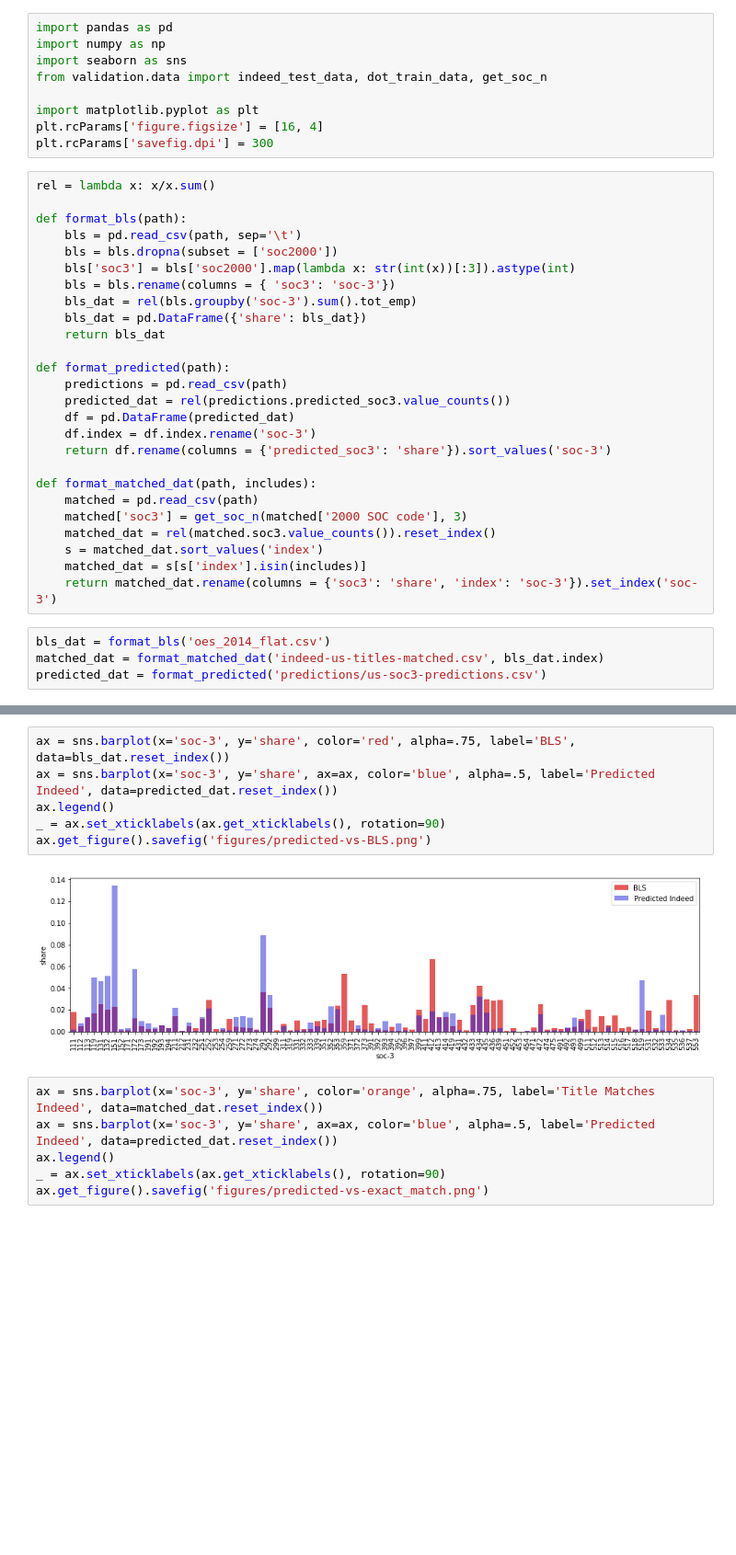
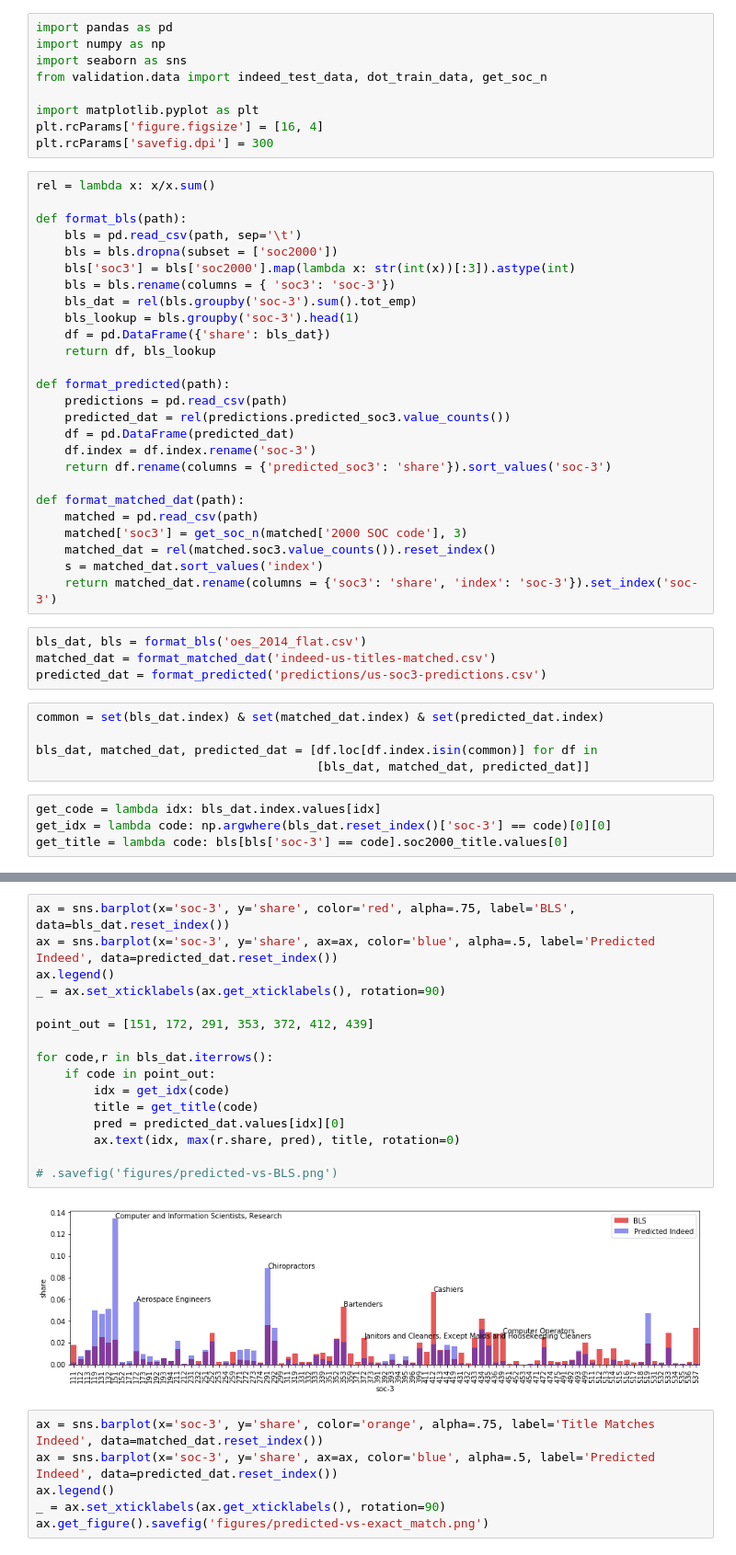
Before and after one commit to nandanrao/classify-dot, a Jupyter notebook: histograms.ipynb, the cells around one changed output, grey strips where cells are left out. Shown at 92% size. Saved outputs shown, nothing was run; the diff lists cells and outputs as text; blank space fills up the shorter version.

Commit message:
added over/under representations and labels on plots

```diff
--- a/histograms.ipynb
+++ b/histograms.ipynb
@@ -16,8 +18,9 @@ def format_bls(path):
     bls['soc3'] = bls['soc2000'].map(lambda x: str(int(x))[:3]).astype(int)
     bls = bls.rename(columns = { 'soc3': 'soc-3'})
     bls_dat = rel(bls.groupby('soc-3').sum().tot_emp)
-    bls_dat = pd.DataFrame({'share': bls_dat})
-    return bls_dat
+    bls_lookup = bls.groupby('soc-3').head(1)
+    df = pd.DataFrame({'share': bls_dat})
+    return df, bls_lookup
 
 def format_predicted(path):
     predictions = pd.read_csv(path)
@@ -26,14 +29,22 @@ def format_predicted(path):
     df.index = df.index.rename('soc-3')
     return df.rename(columns = {'predicted_soc3': 'share'}).sort_values('soc-3')
 
-def format_matched_dat(path, includes):
+def format_matched_dat(path):
     matched = pd.read_csv(path)
     matched['soc3'] = get_soc_n(matched['2000 SOC code'], 3)
     matched_dat = rel(matched.soc3.value_counts()).reset_index()
     s = matched_dat.sort_values('index')
-    matched_dat = s[s['index'].isin(includes)]
     return matched_dat.rename(columns = {'soc3': 'share', 'index': 'soc-3'}).set_index('soc-3')
 # %%
-bls_dat = format_bls('oes_2014_flat.csv')
-matched_dat = format_matched_dat('indeed-us-titles-matched.csv', bls_dat.index)
+bls_dat, bls = format_bls('oes_2014_flat.csv')
+matched_dat = format_matched_dat('indeed-us-titles-matched.csv')
 predicted_dat = format_predicted('predictions/us-soc3-predictions.csv')
+# %%
+common = set(bls_dat.index) & set(matched_dat.index) & set(predicted_dat.index)
+
+bls_dat, matched_dat, predicted_dat = [df.loc[df.index.isin(common)] for df in
+                                       [bls_dat, matched_dat, predicted_dat]]
+# %%
+get_code = lambda idx: bls_dat.index.values[idx]
+get_idx = lambda code: np.argwhere(bls_dat.reset_index()['soc-3'] == code)[0][0]
+get_title = lambda code: bls[bls['soc-3'] == code].soc2000_title.values[0]
@@ -40,11 +72,21 @@ predicted_dat = format_predicted('predictions/us-soc3-predictions.csv')
 # %%
 ax = sns.barplot(x='soc-3', y='share', color='red', alpha=.75, label='BLS', data=bls_dat.reset_index())
 ax = sns.barplot(x='soc-3', y='share', ax=ax, color='blue', alpha=.5, label='Predicted Indeed', data=predicted_dat.reset_index())
 ax.legend()
 _ = ax.set_xticklabels(ax.get_xticklabels(), rotation=90)
-ax.get_figure().savefig('figures/predicted-vs-BLS.png')
+
+point_out = [151, 172, 291, 353, 372, 412, 439]
+
+for code,r in bls_dat.iterrows():
+    if code in point_out:
+        idx = get_idx(code)
+        title = get_title(code)
+        pred = predicted_dat.values[idx][0]
+        ax.text(idx, max(r.share, pred), title, rotation=0)
+
+# .savefig('figures/predicted-vs-BLS.png')
 # %% [output]
-[figure, old version]
+[figure, new version]
 # %%
 ax = sns.barplot(x='soc-3', y='share', color='orange', alpha=.75, label='Title Matches Indeed', data=matched_dat.reset_index())
 ax = sns.barplot(x='soc-3', y='share', ax=ax, color='blue', alpha=.5, label='Predicted Indeed', data=predicted_dat.reset_index())
```
Also changed, not shown: parts of 4 cells of this notebook, 1 other file.
